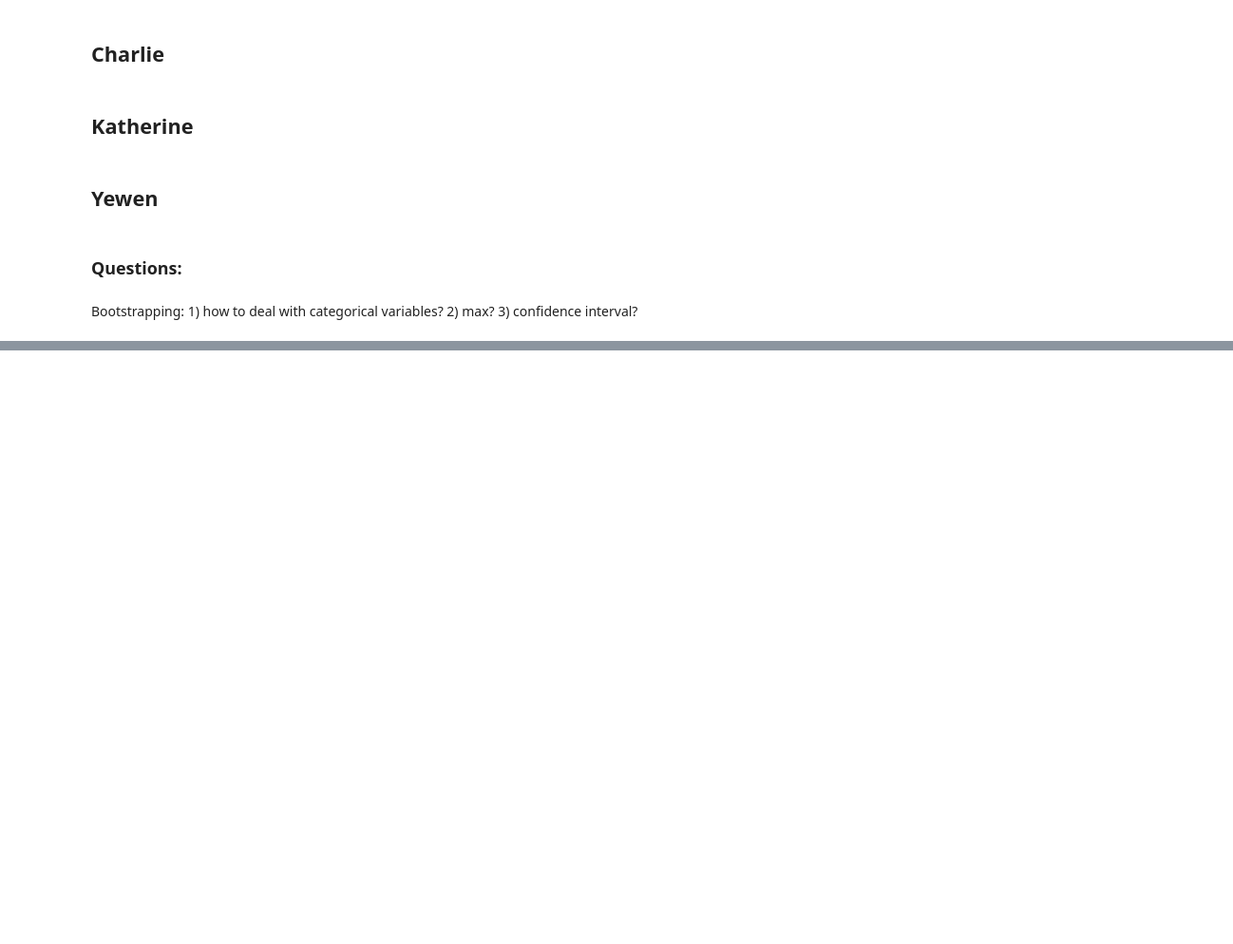
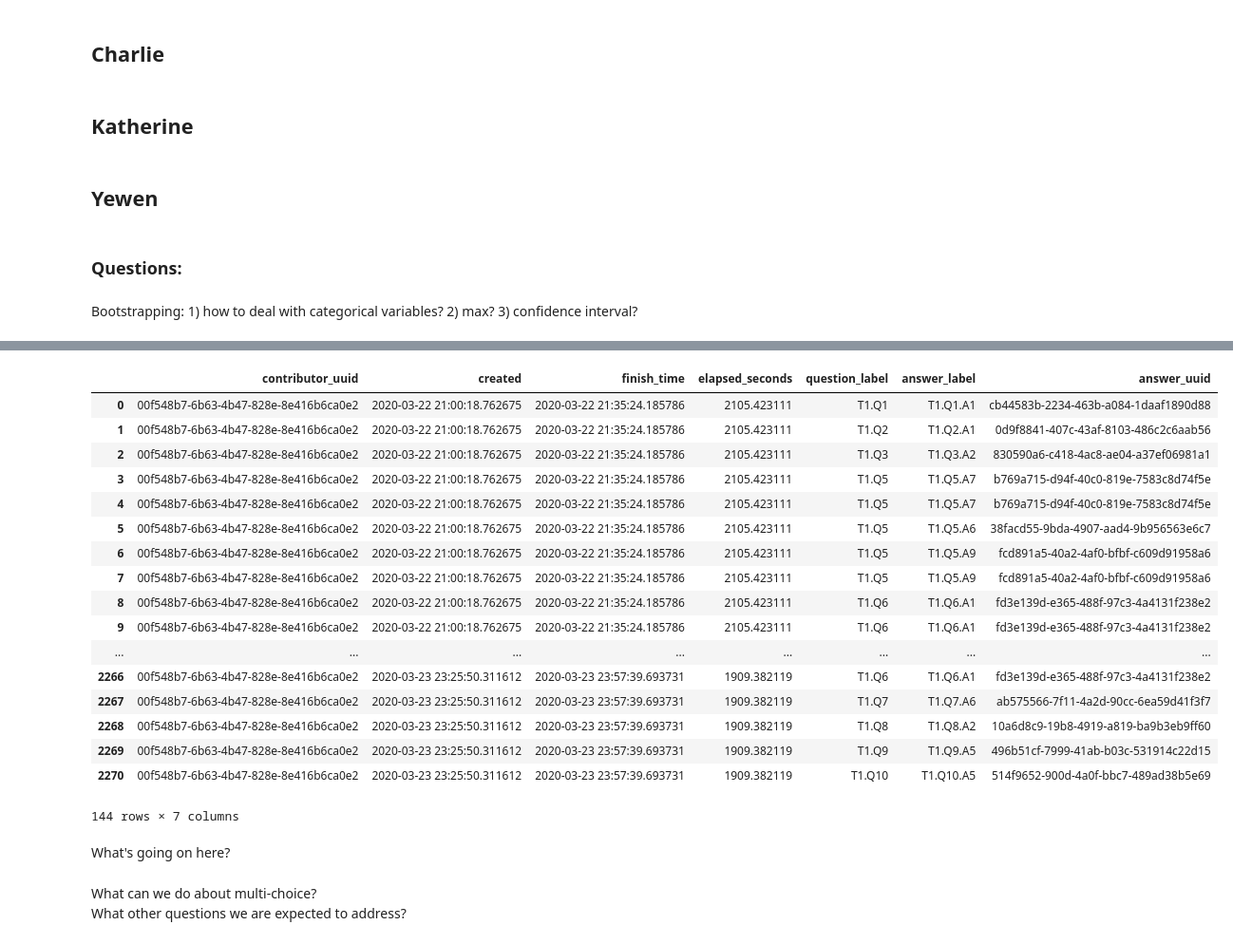
Before and after one commit to Hegelim/PE-Validation-Fall-20, a Jupyter notebook: PE Validation Fall 20.ipynb, the cells around one changed output, grey strips where cells are left out. Shown at 95% size. Drawn from its saved outputs; the diff is of its cells as text; code cells hidden in the pictures; blank space fills up the shorter version.

```diff
--- a/PE Validation Fall 20.ipynb
+++ b/PE Validation Fall 20.ipynb
@@ -40,0 +44,4 @@ Bootstrapping: 1) how to deal with categorical variables? 2) max? 3) confidence
+# %%
+# read in quoted source csv
+source = pd.read_csv("2020 data/Covid_SourceRelevancev1-2020-10-04T1838-DataHunt.csv")
+source.head()
@@ -40,0 +217,26 @@ Bootstrapping: 1) how to deal with categorical variables? 2) max? 3) confidence
+# %%
+source[source["contributor_uuid"] == "00f548b7-6b63-4b47-828e-8e416b6ca0e2"][["contributor_uuid", "created", "finish_time", "elapsed_seconds", "question_label", "answer_label", "answer_uuid"]]
+# %% [output]
+|  | contributor_uuid | created | finish_time | elapsed_seconds | question_label | answer_label | answer_uuid |
+| 0 | 00f548b7-6b63-4b47-828e-8e416b6ca0e2 | 2020-03-22 21:00:18.762675 | 2020-03-22 21:35:24.185786 | 2105.423111 | T1.Q1 | T1.Q1.A1 | cb44583b-2234-463b-a084-1daaf1890d88 |
+| 1 | 00f548b7-6b63-4b47-828e-8e416b6ca0e2 | 2020-03-22 21:00:18.762675 | 2020-03-22 21:35:24.185786 | 2105.423111 | T1.Q2 | T1.Q2.A1 | 0d9f8841-407c-43af-8103-486c2c6aab56 |
+| 2 | 00f548b7-6b63-4b47-828e-8e416b6ca0e2 | 2020-03-22 21:00:18.762675 | 2020-03-22 21:35:24.185786 | 2105.423111 | T1.Q3 | T1.Q3.A2 | 830590a6-c418-4ac8-ae04-a37ef06981a1 |
+| 3 | 00f548b7-6b63-4b47-828e-8e416b6ca0e2 | 2020-03-22 21:00:18.762675 | 2020-03-22 21:35:24.185786 | 2105.423111 | T1.Q5 | T1.Q5.A7 | b769a715-d94f-40c0-819e-7583c8d74f5e |
+| 4 | 00f548b7-6b63-4b47-828e-8e416b6ca0e2 | 2020-03-22 21:00:18.762675 | 2020-03-22 21:35:24.185786 | 2105.423111 | T1.Q5 | T1.Q5.A7 | b769a715-d94f-40c0-819e-7583c8d74f5e |
+| 5 | 00f548b7-6b63-4b47-828e-8e416b6ca0e2 | 2020-03-22 21:00:18.762675 | 2020-03-22 21:35:24.185786 | 2105.423111 | T1.Q5 | T1.Q5.A6 | 38facd55-9bda-4907-aad4-9b956563e6c7 |
+| 6 | 00f548b7-6b63-4b47-828e-8e416b6ca0e2 | 2020-03-22 21:00:18.762675 | 2020-03-22 21:35:24.185786 | 2105.423111 | T1.Q5 | T1.Q5.A9 | fcd891a5-40a2-4af0-bfbf-c609d91958a6 |
+| 7 | 00f548b7-6b63-4b47-828e-8e416b6ca0e2 | 2020-03-22 21:00:18.762675 | 2020-03-22 21:35:24.185786 | 2105.423111 | T1.Q5 | T1.Q5.A9 | fcd891a5-40a2-4af0-bfbf-c609d91958a6 |
+| 8 | 00f548b7-6b63-4b47-828e-8e416b6ca0e2 | 2020-03-22 21:00:18.762675 | 2020-03-22 21:35:24.185786 | 2105.423111 | T1.Q6 | T1.Q6.A1 | fd3e139d-e365-488f-97c3-4a4131f238e2 |
+| 9 | 00f548b7-6b63-4b47-828e-8e416b6ca0e2 | 2020-03-22 21:00:18.762675 | 2020-03-22 21:35:24.185786 | 2105.423111 | T1.Q6 | T1.Q6.A1 | fd3e139d-e365-488f-97c3-4a4131f238e2 |
+| ... | ... | ... | ... | ... | ... | ... | ... |
+| 2266 | 00f548b7-6b63-4b47-828e-8e416b6ca0e2 | 2020-03-23 23:25:50.311612 | 2020-03-23 23:57:39.693731 | 1909.382119 | T1.Q6 | T1.Q6.A1 | fd3e139d-e365-488f-97c3-4a4131f238e2 |
+| 2267 | 00f548b7-6b63-4b47-828e-8e416b6ca0e2 | 2020-03-23 23:25:50.311612 | 2020-03-23 23:57:39.693731 | 1909.382119 | T1.Q7 | T1.Q7.A6 | ab575566-7f11-4a2d-90cc-6ea59d41f3f7 |
+| 2268 | 00f548b7-6b63-4b47-828e-8e416b6ca0e2 | 2020-03-23 23:25:50.311612 | 2020-03-23 23:57:39.693731 | 1909.382119 | T1.Q8 | T1.Q8.A2 | 10a6d8c9-19b8-4919-a819-ba9b3eb9ff60 |
+| 2269 | 00f548b7-6b63-4b47-828e-8e416b6ca0e2 | 2020-03-23 23:25:50.311612 | 2020-03-23 23:57:39.693731 | 1909.382119 | T1.Q9 | T1.Q9.A5 | 496b51cf-7999-41ab-b03c-531914c22d15 |
+| 2270 | 00f548b7-6b63-4b47-828e-8e416b6ca0e2 | 2020-03-23 23:25:50.311612 | 2020-03-23 23:57:39.693731 | 1909.382119 | T1.Q10 | T1.Q10.A5 | 514f9652-900d-4a0f-bbc7-489ad38b5e69 |
+144 rows × 7 columns
+# %% [markdown]
+What's going on here?
+# %% [markdown]
+What can we do about multi-choice? <br>
+What other questions we are expected to address? <br>
```
Also changed, not shown: parts of 21 cells of this notebook, 1 other file.
